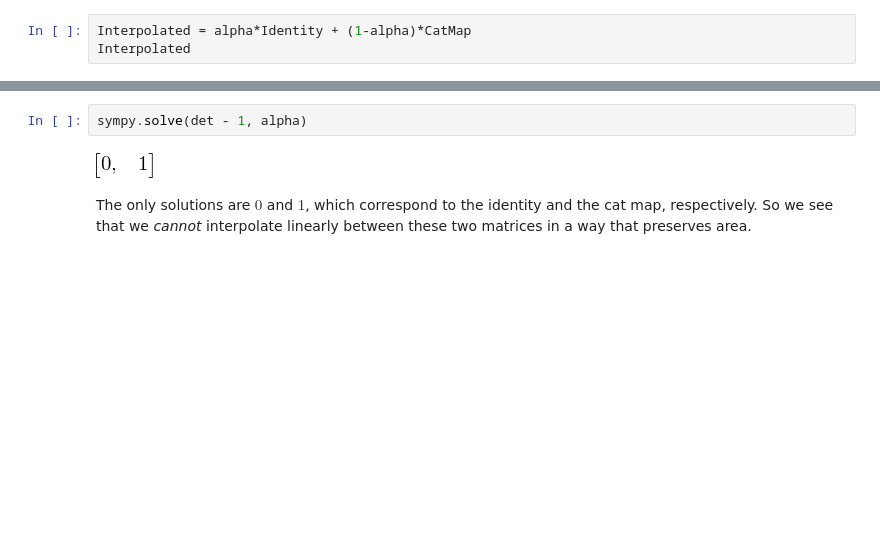
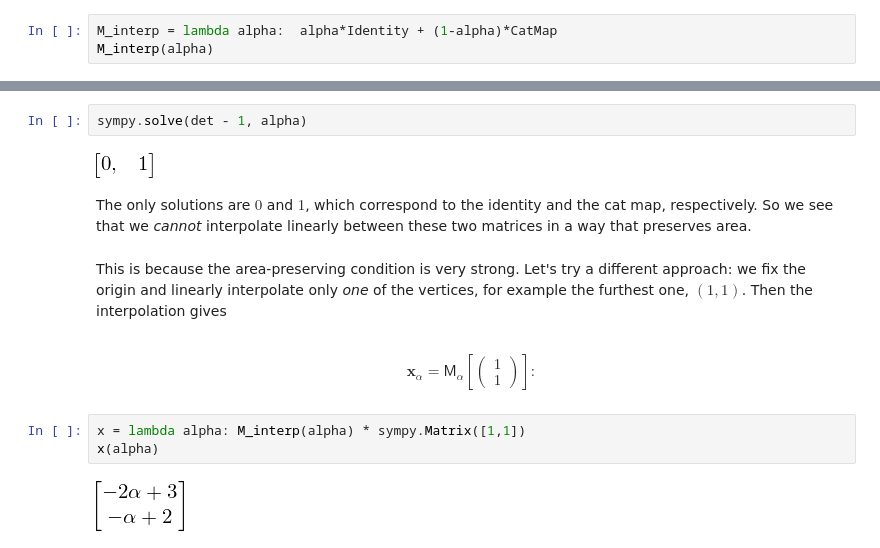
Before and after one commit to dpsanders/IPython-notebooks, a Jupyter notebook: Arnold_cat_map.ipynb, the cells around one changed output, grey strips where cells are left out. Cells and saved outputs as stored; diff of their text form; blank space fills up the shorter version.

Commit message:
Found nonlinear area-preserving map interpolating between identity and cat map. Must check how this nonlinearmap maps non-vertex points\!

```diff
--- a/Arnold_cat_map.ipynb
+++ b/Arnold_cat_map.ipynb
@@ -330,6 +335,6 @@ alpha
 # %%
-Interpolated = alpha*Identity + (1-alpha)*CatMap
-Interpolated
+M_interp = lambda alpha:  alpha*Identity + (1-alpha)*CatMap
+M_interp(alpha)
 # %% [output]
 [figure]
 # %% [markdown]
@@ -347,3 +352,16 @@ sympy.solve(det - 1, alpha)
 [figure]
 # %% [markdown]
 The only solutions are $0$ and $1$, which correspond to the identity and the cat map, respectively. So we see that we *cannot* interpolate linearly between these two matrices in a way that preserves area.
+# %% [markdown]
+This is because the area-preserving condition is very strong. Let's try a different approach: we fix the origin and linearly interpolate only *one* of the vertices, for example the furthest one, $(1, 1)$. Then the
+interpolation gives
+# %% [markdown]
+$$\mathbf{x}_\alpha =
+%\alpha \, \mathsf{M} \left[ \begin{pmatrix} 0 \\ 0 \end{pmatrix} \right]
+%+ (1-\alpha) \, \mathsf{M} \left[ \begin{pmatrix} 1 \\ 1 \end{pmatrix} \right] =
+\mathsf{M}_\alpha \left[\begin{pmatrix} 1 \\ 1 \end{pmatrix} \right]:$$
+# %%
+x = lambda alpha: M_interp(alpha) * sympy.Matrix([1,1])
+x(alpha)
+# %% [output]
+[figure, added]
```
Also changed, not shown: parts of 15 cells of this notebook.
